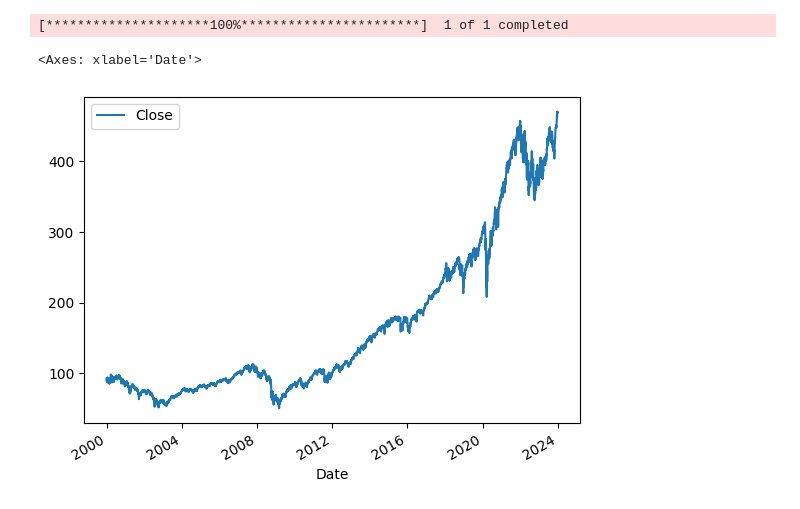
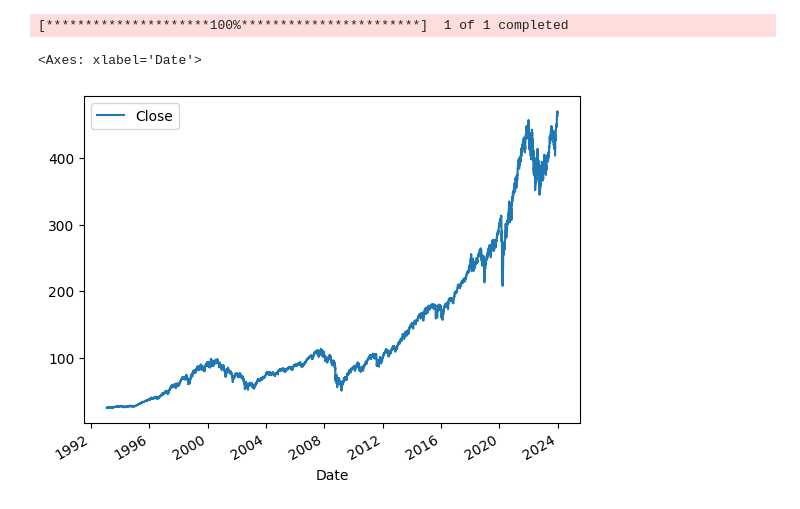
Before and after one commit to kevinkuriakose173/Trading-Algorithm, a Jupyter notebook: main.ipynb, the cells around one changed output. Cells and saved outputs as stored; diff of their text form; code cells hidden in the pictures.

```diff
--- a/main.ipynb
+++ b/main.ipynb
@@ -7,4 +6,9 @@ from IPython.display import display
 # %%
-data = yf.download("SPY", start="2000-01-01", end="2023-12-31")
+data = yf.download("SPY", start="1990-01-01", end="2023-12-31")
+data.columns = data.columns.get_level_values(0)
+data.columns = ['Close', 'High', 'Low', 'Open', 'Volume']
+data.plot.line(y="Close", use_index=True)
 # %% [output]
 [*********************100%***********************]  1 of 1 completed
+<Axes: xlabel='Date'>
+[figure, added]
@@ -14,6 +15 @@ data.columns = ['Close', 'High', 'Low', 'Open', 'Volume']
-# %%
-data.plot.line(y="Close", use_index=True)
-# %% [output]
-<Axes: xlabel='Date'>
-[figure, removed]
 # %%
```
Also changed, not shown: parts of 10 cells of this notebook, 1 other file.
